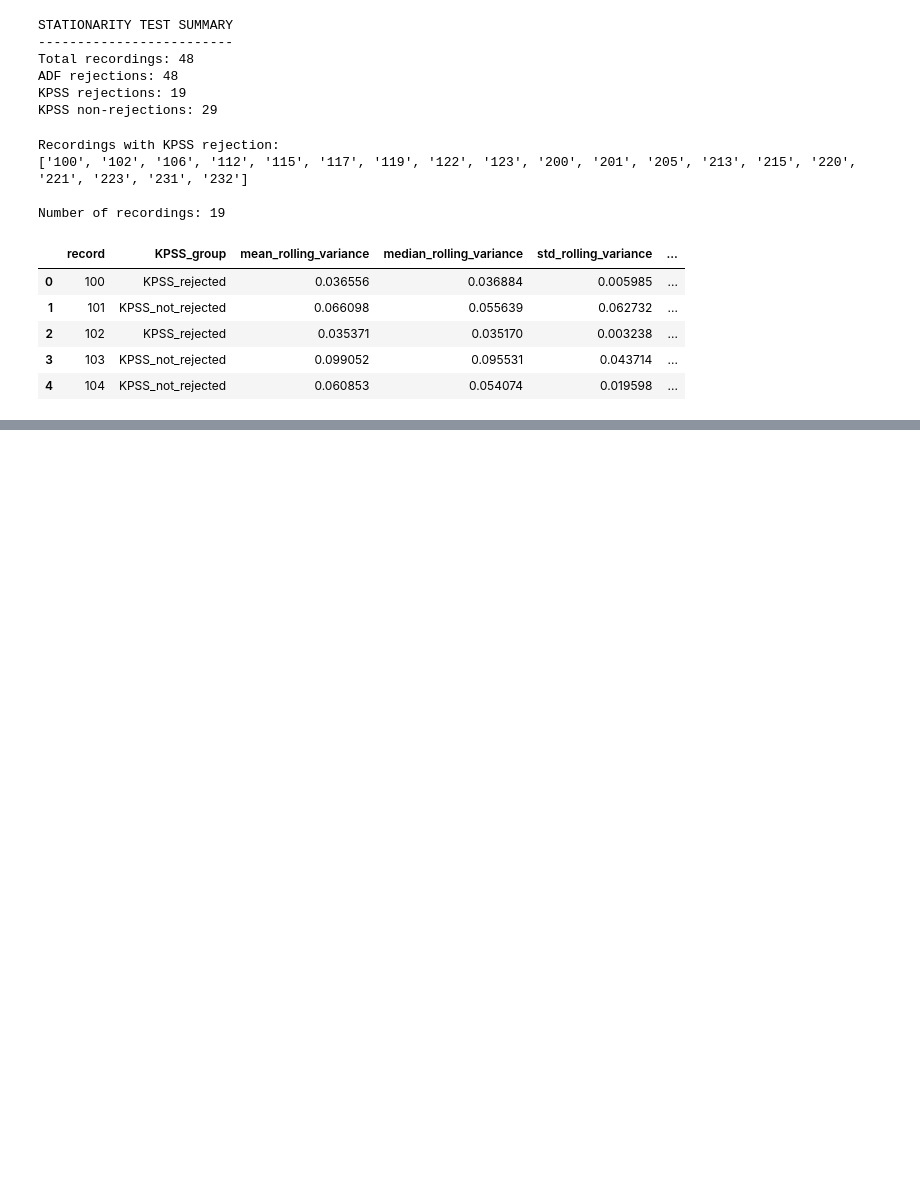
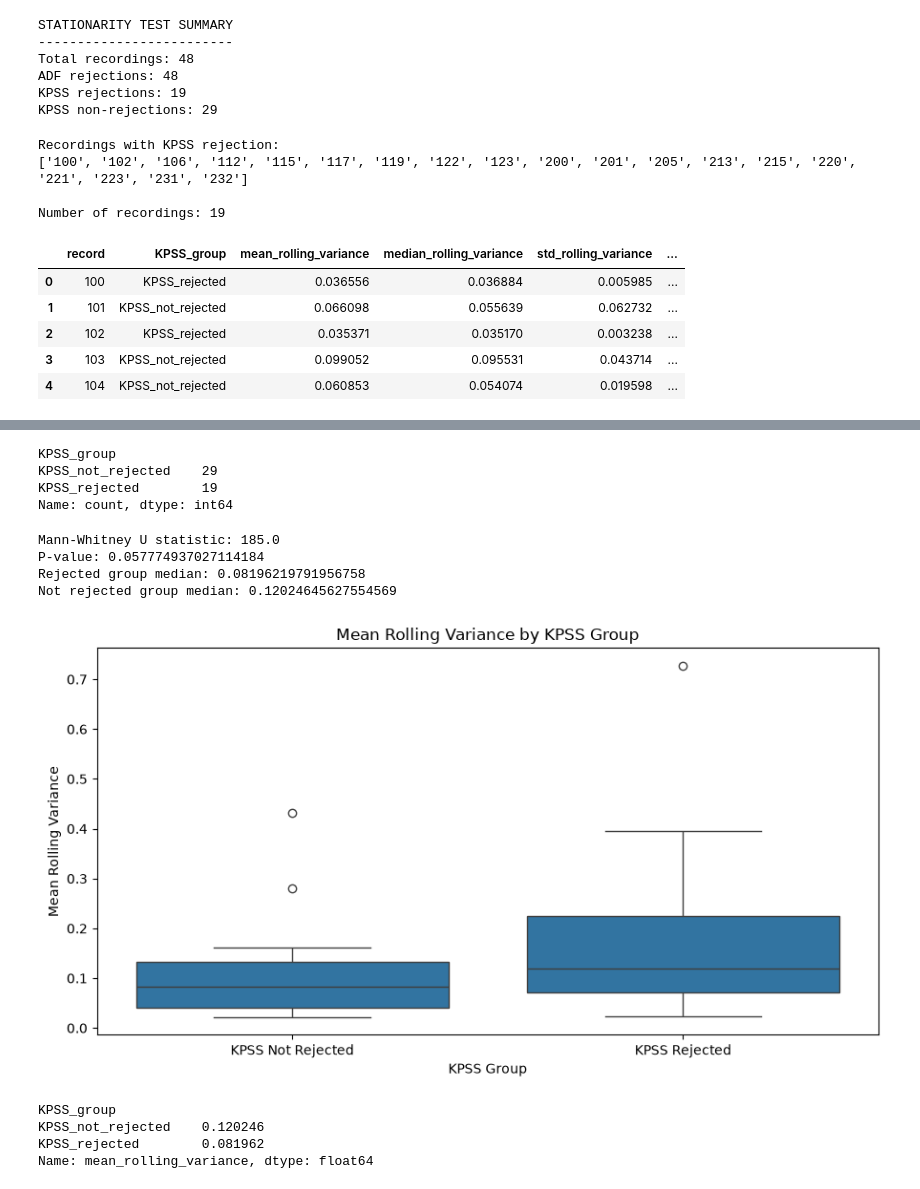
Before and after one commit to hmdsahed/ecg-diagnostic-driven-framework, a Jupyter notebook: 1st experiment.ipynb, the cells around one changed output, grey strips where cells are left out. Drawn from its saved outputs; the diff is of its cells as text; code cells hidden in the pictures; blank space fills up the shorter version.

```diff
--- a/1st experiment.ipynb
+++ b/1st experiment.ipynb
@@ -1395,0 +1425,70 @@ Notebook path: /Users/hmdsahed/ECG Prof. Ozaydin/1st experiment.ipynb
+# %%
+# Count recordings in each group
+
+rolling_variance_df["KPSS_group"].value_counts()
+# %% [output]
+KPSS_group
+KPSS_not_rejected    29
+KPSS_rejected        19
+Name: count, dtype: int64
+# %%
+from scipy.stats import mannwhitneyu
+
+rejected = rolling_variance_df.loc[
+    rolling_variance_df["KPSS_group"] == "KPSS_rejected",
+    "mean_rolling_variance"
+]
+
+not_rejected = rolling_variance_df.loc[
+    rolling_variance_df["KPSS_group"] == "KPSS_not_rejected",
+    "mean_rolling_variance"
+]
+
+u_stat, p_value = mannwhitneyu(
+    rejected,
+    not_rejected,
+    alternative="two-sided"
+)
+
+print("Mann-Whitney U statistic:", u_stat)
+print("P-value:", p_value)
+print("Rejected group median:", rejected.median())
+print("Not rejected group median:", not_rejected.median())
+# %% [output]
+Mann-Whitney U statistic: 185.0
+P-value: 0.057774937027114184
+Rejected group median: 0.08196219791956758
+Not rejected group median: 0.12024645627554569
+# %%
+import matplotlib.pyplot as plt
+import seaborn as sns
+
+plt.figure(figsize=(9, 5))
+
+sns.boxplot(
+    data=rolling_variance_df,
+    x="KPSS_group",
+    y="mean_rolling_variance"
+)
+
+plt.title("Mean Rolling Variance by KPSS Group")
+plt.xlabel("KPSS Group")
+plt.ylabel("Mean Rolling Variance")
+plt.xticks(
+    ticks=[0, 1],
+    labels=["KPSS Not Rejected", "KPSS Rejected"]
+)
+
+plt.tight_layout()
+plt.show()
+# %% [output]
+[figure, added]
+# %%
+rolling_variance_df.groupby("KPSS_group")[
+    "mean_rolling_variance"
+].median()
+# %% [output]
+KPSS_group
+KPSS_not_rejected    0.120246
+KPSS_rejected        0.081962
+Name: mean_rolling_variance, dtype: float64
```
Also changed, not shown: parts of 22 cells of this notebook.
